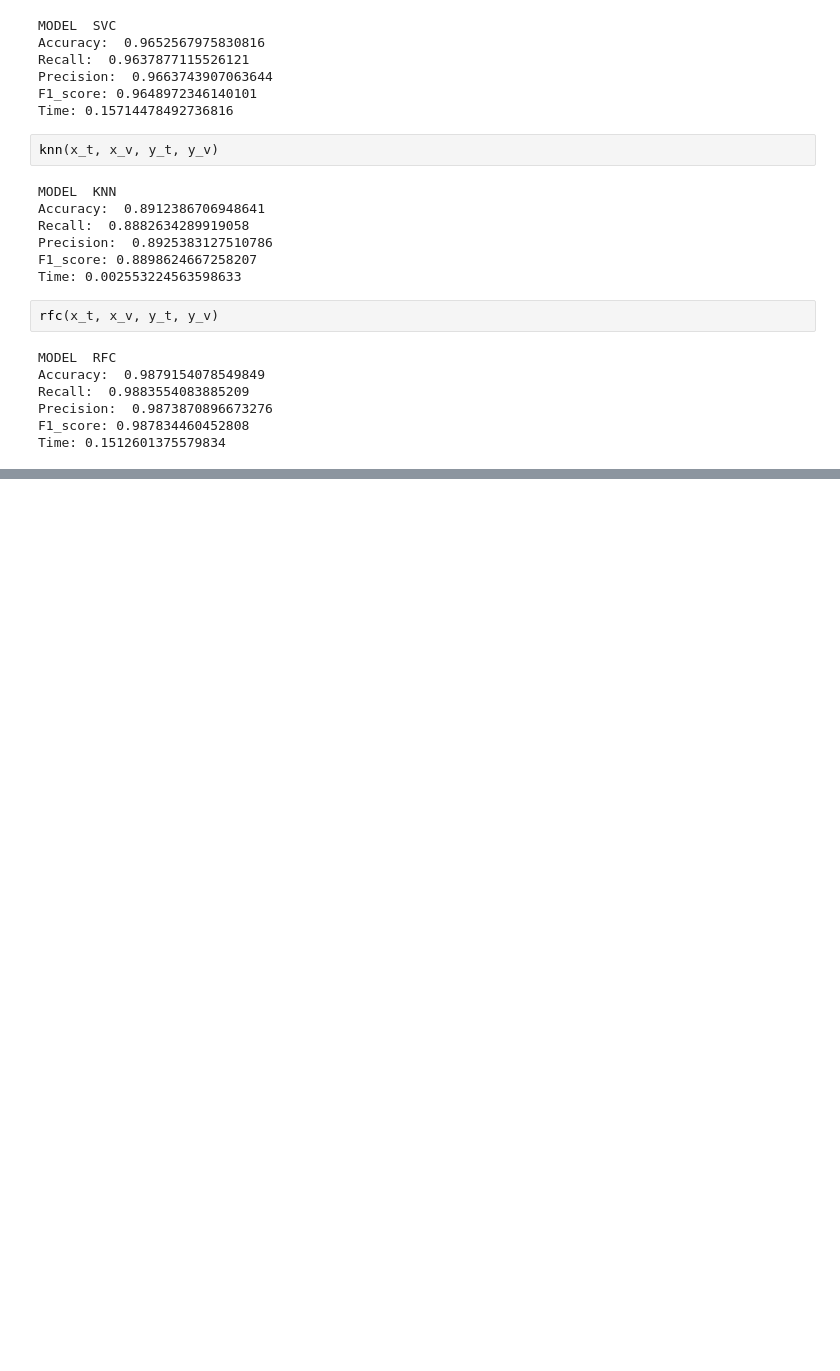
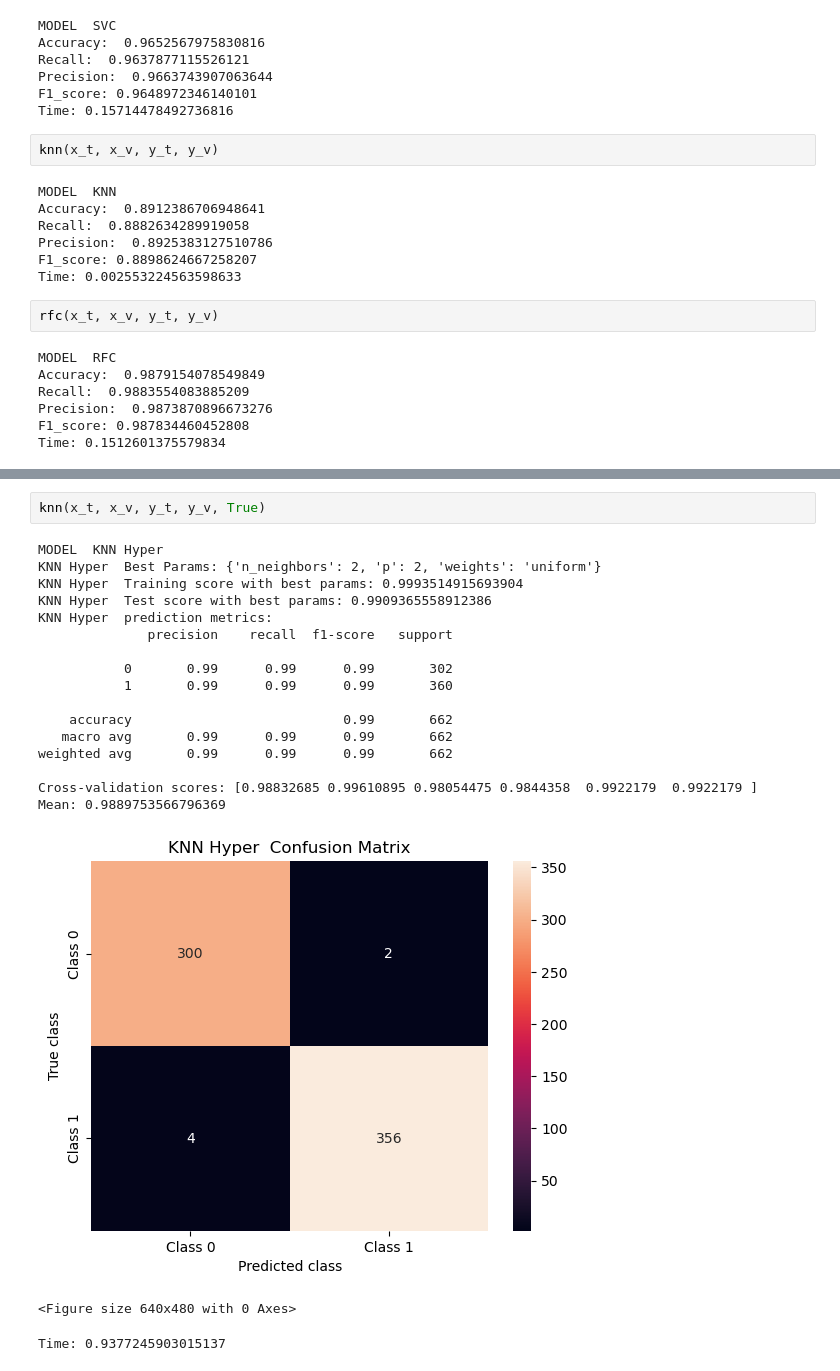
Before and after one commit to jonaprg/Jordan_vs_Lebron_Prediction, a Jupyter notebook: notebooks/develop/LebronVsJordanPrediction.ipynb, the cells around one changed output, grey strips where cells are left out. Cells and saved outputs as stored; diff of their text form; blank space fills up the shorter version.

```diff
--- a/notebooks/develop/LebronVsJordanPrediction.ipynb
+++ b/notebooks/develop/LebronVsJordanPrediction.ipynb
@@ -462,0 +510,22 @@ Time: 0.1512601375579834
+# %%
+knn(x_t, x_v, y_t, y_v, True)
+# %% [output]
+MODEL  KNN Hyper
+KNN Hyper  Best Params: {'n_neighbors': 2, 'p': 2, 'weights': 'uniform'}
+KNN Hyper  Training score with best params: 0.9993514915693904
+KNN Hyper  Test score with best params: 0.9909365558912386
+KNN Hyper  prediction metrics:
+              precision    recall  f1-score   support
+
+           0       0.99      0.99      0.99       302
+           1       0.99      0.99      0.99       360
+
+    accuracy                           0.99       662
+   macro avg       0.99      0.99      0.99       662
+weighted avg       0.99      0.99      0.99       662
+
+Cross-validation scores: [0.98832685 0.99610895 0.98054475 0.9844358  0.9922179  0.9922179 ]
+Mean: 0.9889753566796369
+[figure, added]
+<Figure size 640x480 with 0 Axes>
+Time: 0.9377245903015137
```
Also changed, not shown: parts of 15 cells of this notebook.
